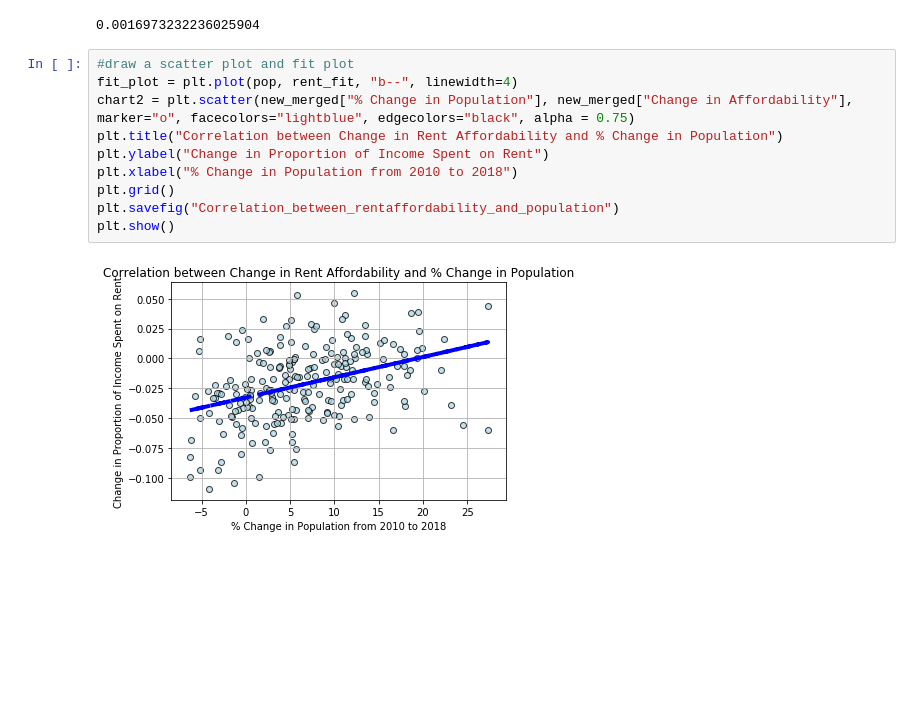
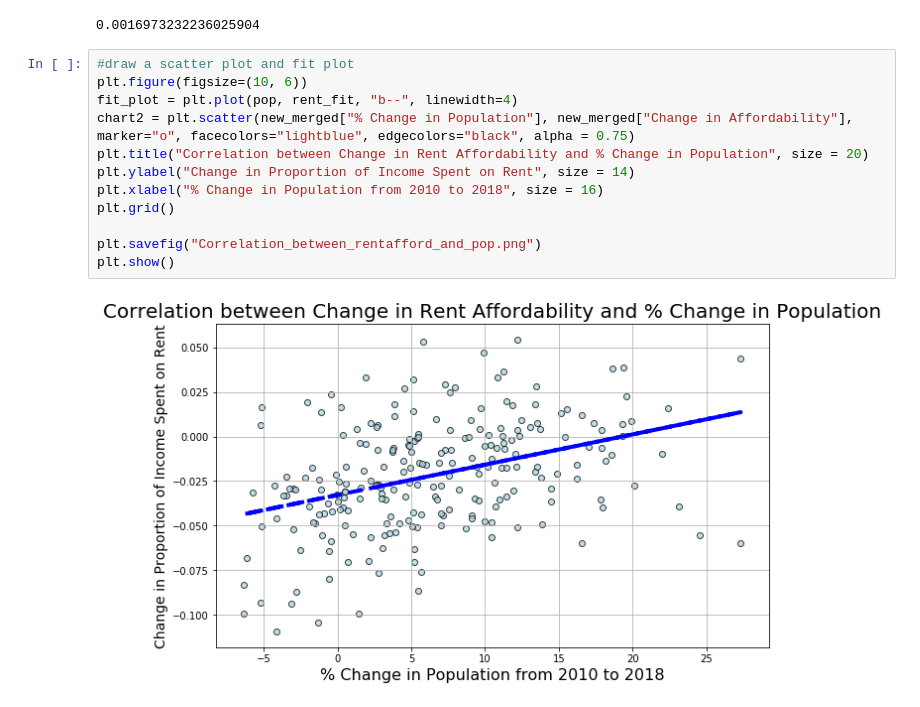
Before and after one commit to goldphoenix90/DataProject1, a Jupyter notebook: RentAnalysis.ipynb, the cells around one changed output. Drawn from its saved outputs; the diff is of its cells as text; blank space fills up the shorter version.

```diff
--- a/RentAnalysis.ipynb
+++ b/RentAnalysis.ipynb
@@ -605,13 +627,15 @@ rent_slope
 0.0016973232236025904
 # %%
 #draw a scatter plot and fit plot
+plt.figure(figsize=(10, 6))
 fit_plot = plt.plot(pop, rent_fit, "b--", linewidth=4)
 chart2 = plt.scatter(new_merged["% Change in Population"], new_merged["Change in Affordability"], marker="o", facecolors="lightblue", edgecolors="black", alpha = 0.75)
-plt.title("Correlation between Change in Rent Affordability and % Change in Population")
-plt.ylabel("Change in Proportion of Income Spent on Rent")
-plt.xlabel("% Change in Population from 2010 to 2018")
+plt.title("Correlation between Change in Rent Affordability and % Change in Population", size = 20)
+plt.ylabel("Change in Proportion of Income Spent on Rent", size = 14)
+plt.xlabel("% Change in Population from 2010 to 2018", size = 16)
 plt.grid()
-plt.savefig("Correlation_between_rentaffordability_and_population")
+
+plt.savefig("Correlation_between_rentafford_and_pop.png")
 plt.show()
 # %% [output]
-[figure, old version]
+[figure, new version]
```
Also changed, not shown: parts of 11 cells of this notebook.
